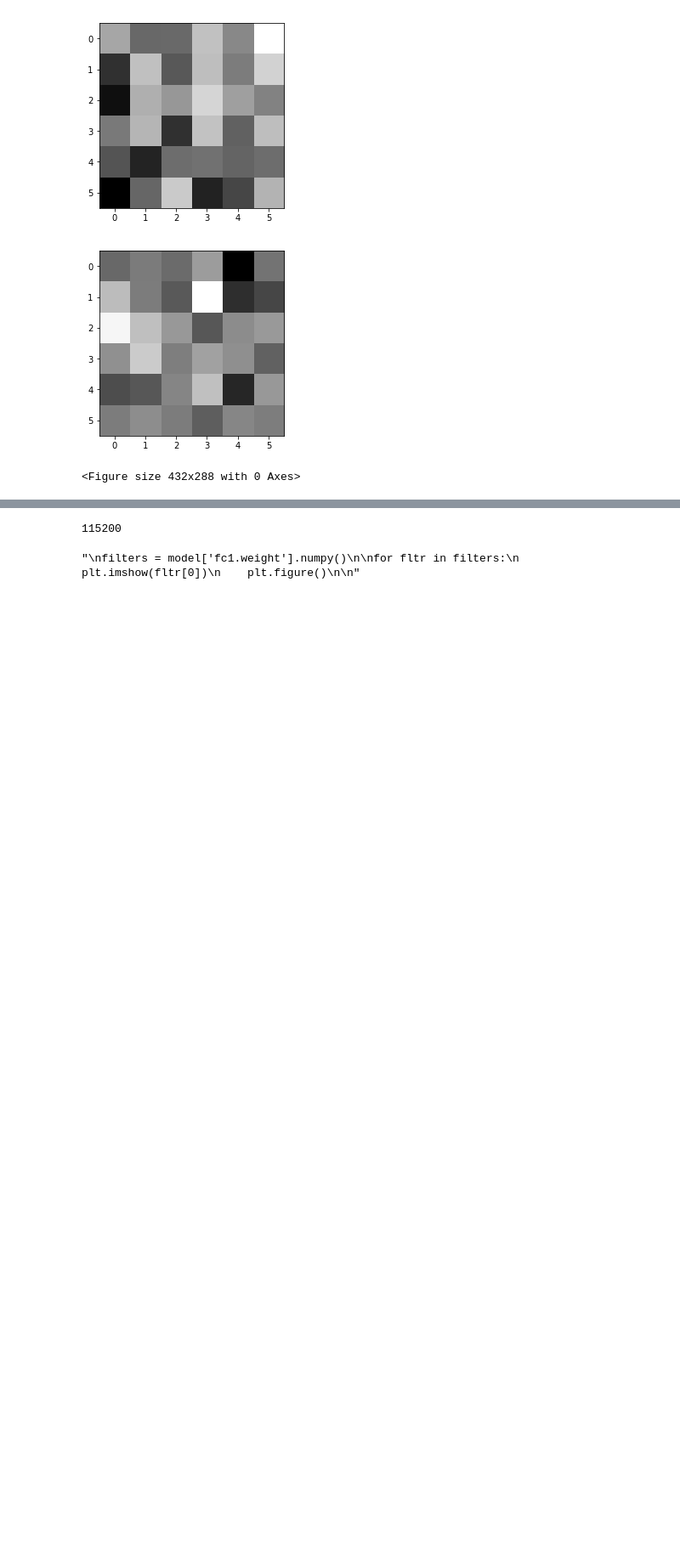
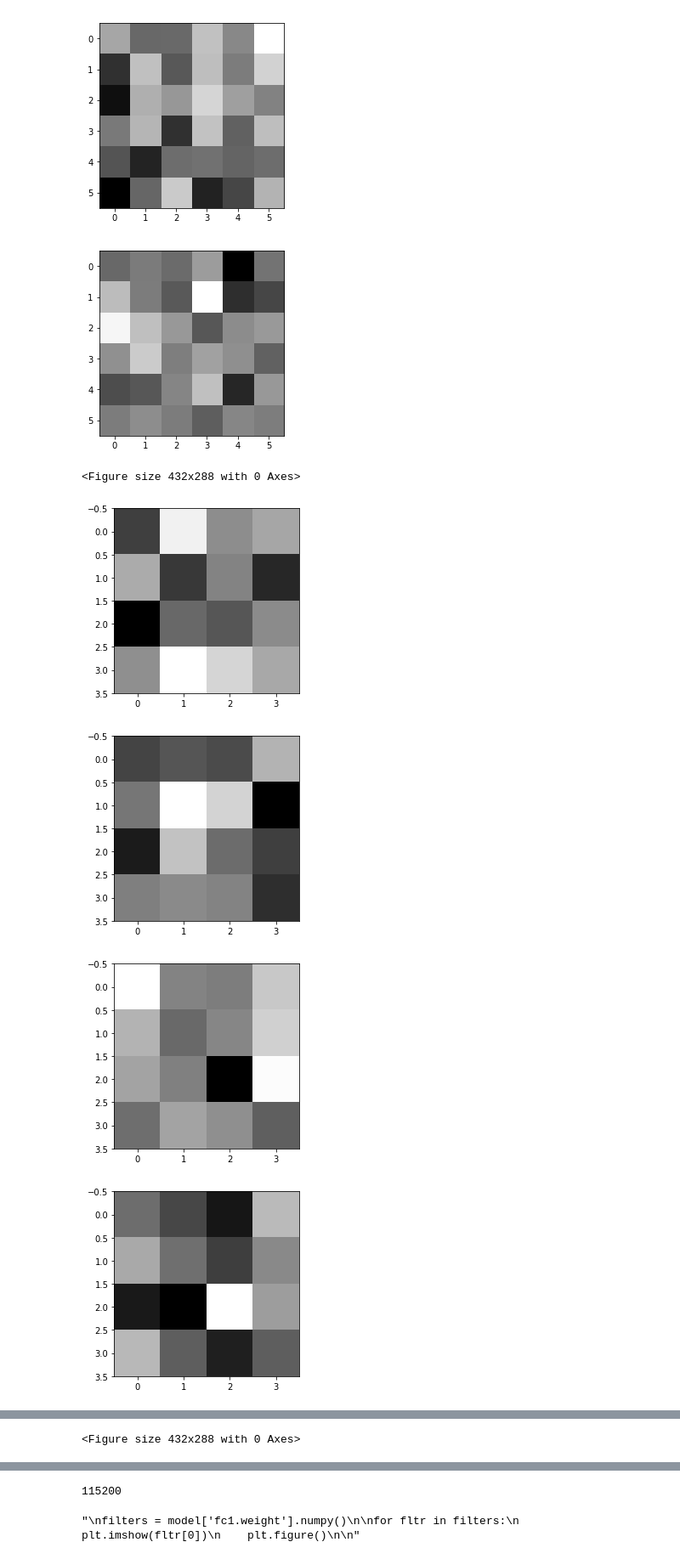
Before and after one commit to rogermilroy/190_PA3, a Jupyter notebook: graph_data.ipynb, the cells around one changed output, grey strips where cells are left out. Shown at 85% size. Saved outputs shown, nothing was run; the diff lists cells and outputs as text; code cells hidden in the pictures; blank space fills up the shorter version.

Commit message:
edit comments, add graph data

```diff
--- a/graph_data.ipynb
+++ b/graph_data.ipynb
@@ -122,3 +144,14 @@ for fltr in filters:
 [figure]
 [figure]
 <Figure size 432x288 with 0 Axes>
+# %%
+filters = model['conv4.weight'].numpy()
+
+for fltr in filters:
+    plt.imshow(fltr[0])
+    plt.figure()
+# %% [output]
+[figure, added]
+[figure, added]
+[figure, added]
+[figure, added]
@@ -124,0 +164 @@ for fltr in filters:
+<Figure size 432x288 with 0 Axes>
```
Also changed, not shown: parts of 4 cells of this notebook, 3 other files.
